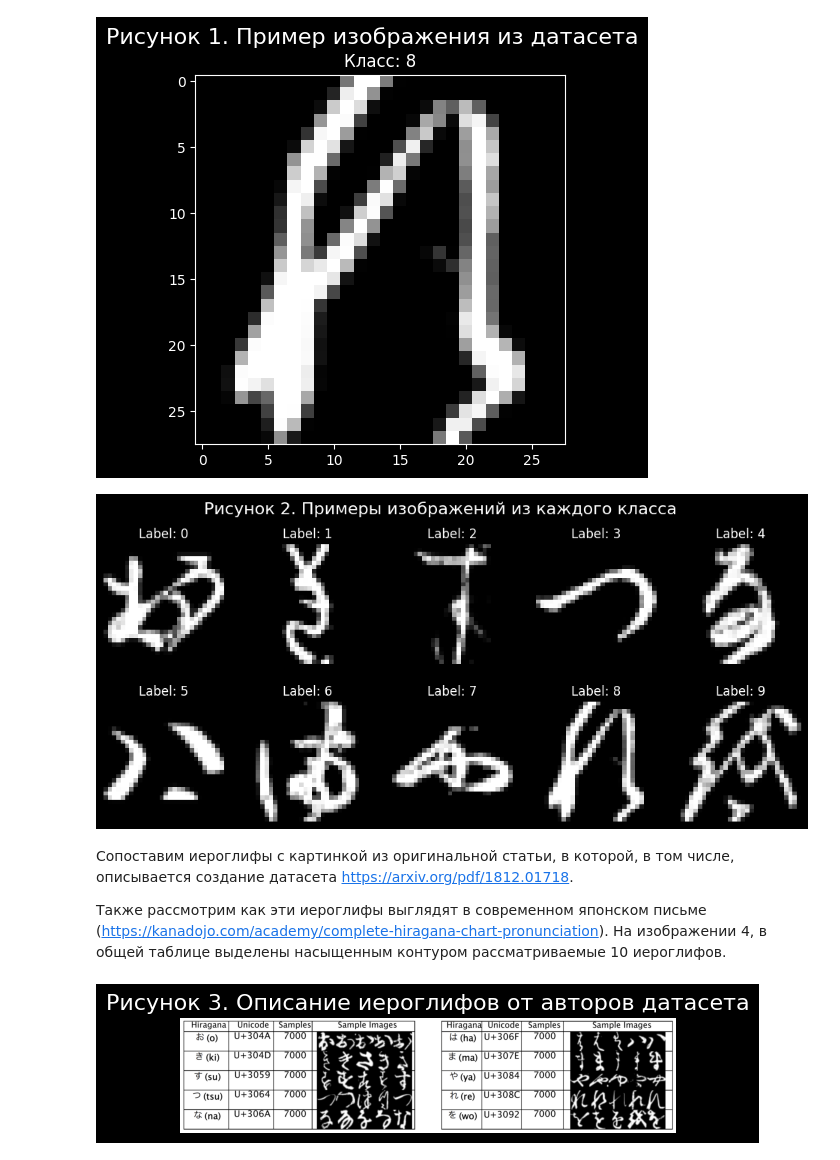
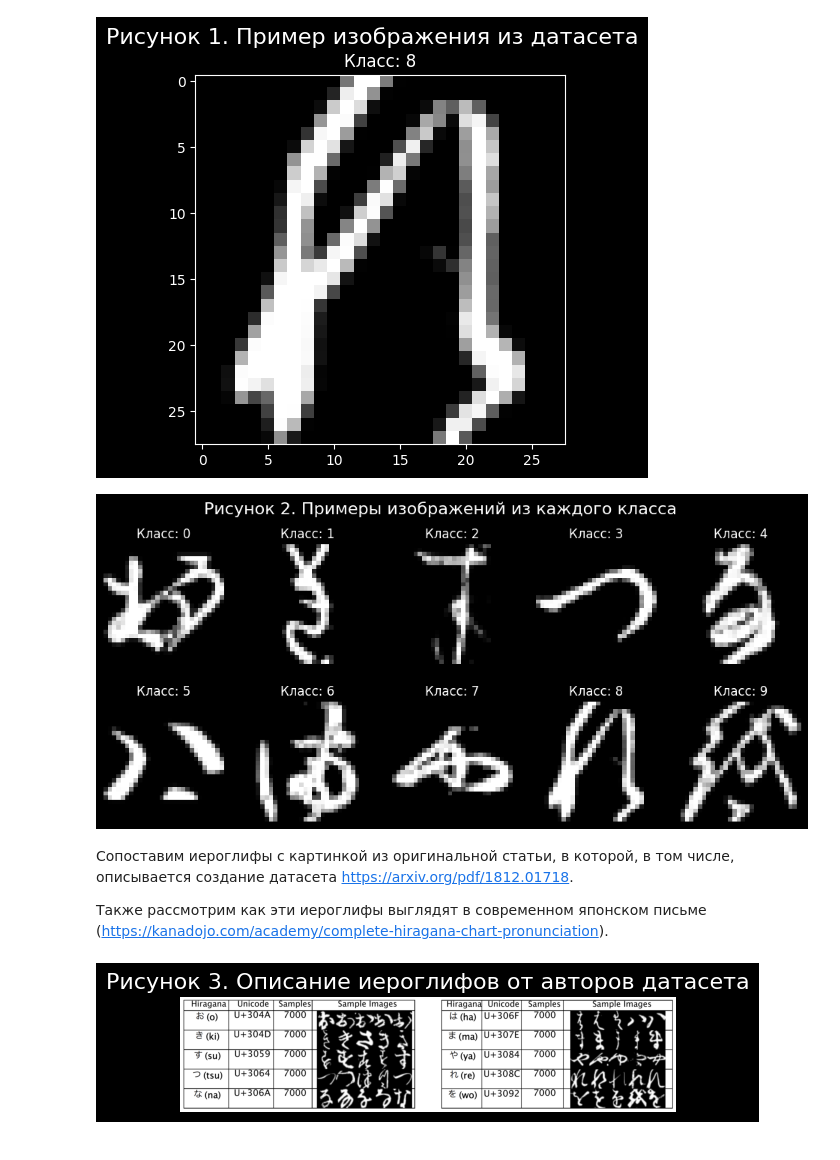
Before and after one commit to Artemonkey/ML_course_practice, a Jupyter notebook: 2. Clusterization models/japanese-heiroglyphs.ipynb, the cells around one changed output. Drawn from its saved outputs; the diff is of its cells as text; code cells hidden in the pictures.

```diff
--- a/2. Clusterization models/japanese-heiroglyphs.ipynb
+++ b/2. Clusterization models/japanese-heiroglyphs.ipynb
@@ -131,0 +115,3 @@ print(f"Один пиксель изображения кодируется {df.
+# %%
+df.loc[:, df.columns != "class"] = df.loc[:, df.columns != "class"].map(lambda pixel: pixel / 255)
+df.head()
@@ -132,5 +176,5 @@ print(f"Один пиксель изображения кодируется {df.
 # %%
-get_image = lambda row: row.drop('class').values.reshape(28, 28).astype(int)
+get_image = lambda row: row.drop('class').values.reshape(28, 28).astype(float)
 get_label = lambda row: row['class'].decode("utf-8") if isinstance(row['class'], bytes) else row['class']
 
 # Первая картинка в датасете
@@ -144,36 +188,36 @@ plt.show()
 # %%
 # Визуализация изображений
 def show_df_classes(df: pd.DataFrame, header: str) -> None:
     df_each_class = df.groupby('class').first().reset_index()  # Получаем по одному примеру для каждого класса
 
     class_list_encoded = df['class'].unique()
     if isinstance(class_list_encoded[0], bytes):  # Проверяем, являются ли метки байтовыми строками
         class_list = [label.decode("utf-8") for label in class_list_encoded]
     else:
         class_list = class_list_encoded.tolist()
     fig, axes = plt.subplots(2, 5, figsize=(12, 5))
     fig.suptitle(header, fontsize=16)
 
     for i, ax in enumerate(axes.flatten()): # оси сглажены в одномерный массив для вывода через imshow
         datapoint = df_each_class.iloc[i]
         label = get_label(datapoint)
         classes_to_show = class_list
 
         if label in classes_to_show:
             ax.imshow(get_image(datapoint), cmap="gray")
-            ax.set_title(f"Label: {label}")
+            ax.set_title(f"Класс: {label}")
             ax.axis("off")
             classes_to_show.remove(label)
 
     plt.show()
 
 show_df_classes(df, "Рисунок 2. Примеры изображений из каждого класса")
 # %% [output]
-[figure, old version]
+[figure, new version]
 # %% [markdown]
 Сопоставим иероглифы с картинкой из оригинальной статьи, в которой, в том числе, описывается создание датасета https://arxiv.org/pdf/1812.01718.
 
-Также рассмотрим как эти иероглифы выглядят в современном японском письме (https://kanadojo.com/academy/complete-hiragana-chart-pronunciation). На изображении 4, в общей таблице выделены насыщенным контуром рассматриваемые 10 иероглифов.
+Также рассмотрим как эти иероглифы выглядят в современном японском письме (https://kanadojo.com/academy/complete-hiragana-chart-pronunciation).
 # %%
 pwd = os.getcwd()
 
```
Also changed, not shown: parts of 24 cells of this notebook.
